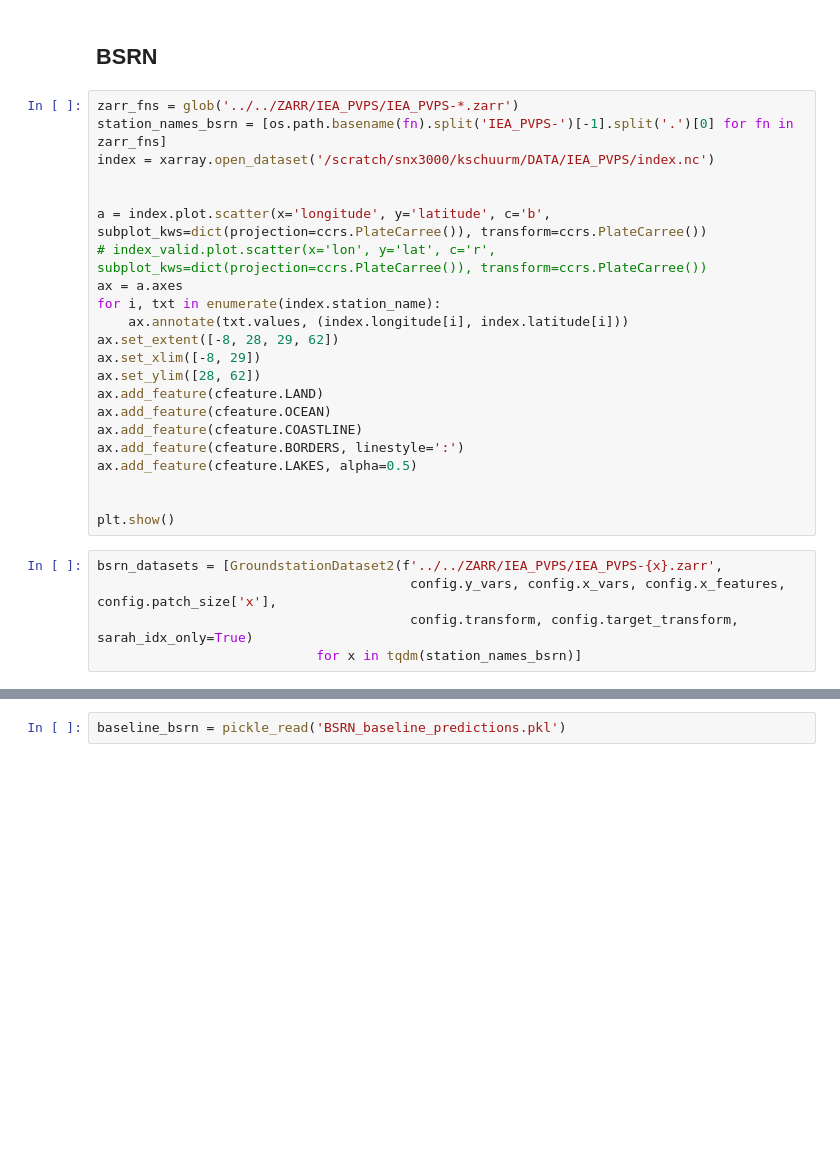
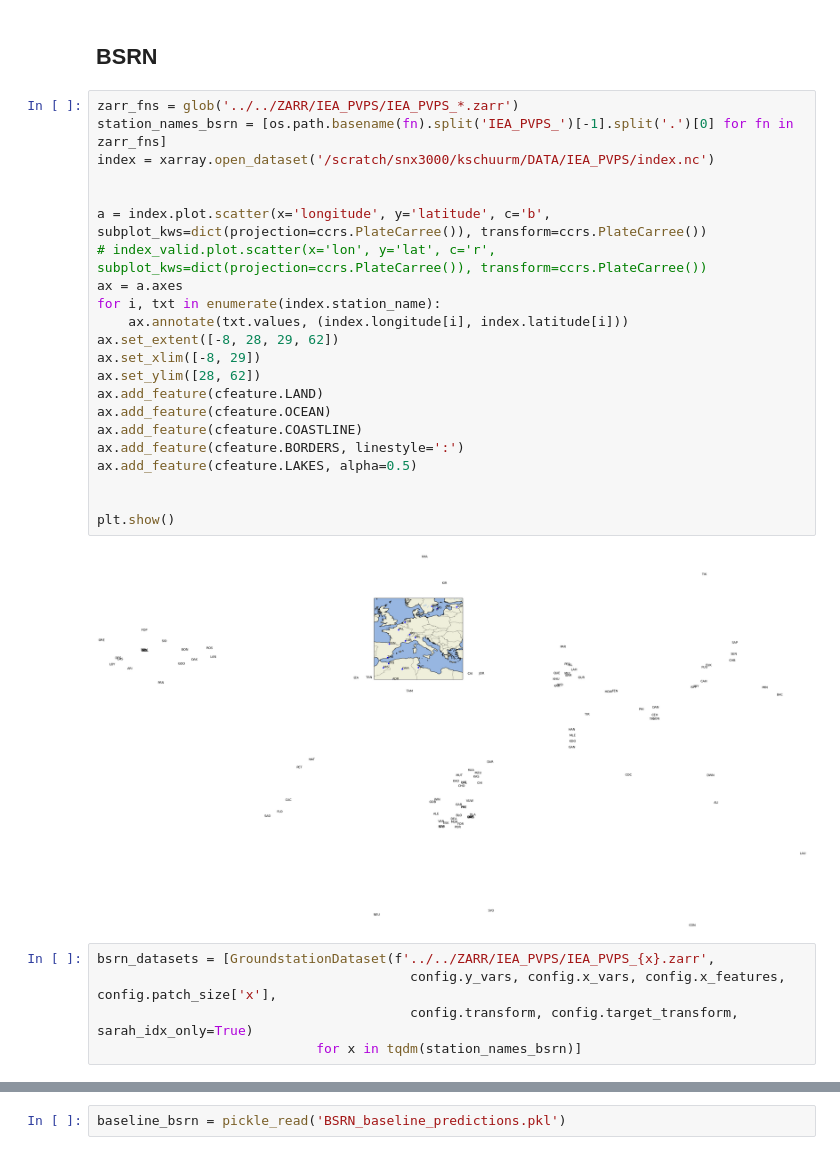
Before and after one commit to KRS-dev/irradiance_estimation, a Jupyter notebook: inference/inference.ipynb, the cells around one changed output, grey strips where cells are left out. Saved outputs shown, nothing was run; the diff lists cells and outputs as text; blank space fills up the shorter version.

```diff
--- a/inference/inference.ipynb
+++ b/inference/inference.ipynb
@@ -312,29 +315,31 @@ def predictions_to_ds(names, datasets):
 # %% [markdown]
 ## BSRN
 # %%
-zarr_fns = glob('../../ZARR/IEA_PVPS/IEA_PVPS-*.zarr')
-station_names_bsrn = [os.path.basename(fn).split('IEA_PVPS-')[-1].split('.')[0] for fn in zarr_fns]
+zarr_fns = glob('../../ZARR/IEA_PVPS/IEA_PVPS_*.zarr')
+station_names_bsrn = [os.path.basename(fn).split('IEA_PVPS_')[-1].split('.')[0] for fn in zarr_fns]
 index = xarray.open_dataset('/scratch/snx3000/kschuurm/DATA/IEA_PVPS/index.nc')
 
 
 a = index.plot.scatter(x='longitude', y='latitude', c='b', subplot_kws=dict(projection=ccrs.PlateCarree()), transform=ccrs.PlateCarree())
 # index_valid.plot.scatter(x='lon', y='lat', c='r', subplot_kws=dict(projection=ccrs.PlateCarree()), transform=ccrs.PlateCarree())
 ax = a.axes
 for i, txt in enumerate(index.station_name):
     ax.annotate(txt.values, (index.longitude[i], index.latitude[i]))
 ax.set_extent([-8, 28, 29, 62])
 ax.set_xlim([-8, 29])
 ax.set_ylim([28, 62])
 ax.add_feature(cfeature.LAND)
 ax.add_feature(cfeature.OCEAN)
 ax.add_feature(cfeature.COASTLINE)
 ax.add_feature(cfeature.BORDERS, linestyle=':')
 ax.add_feature(cfeature.LAKES, alpha=0.5)
 
 
 plt.show()
+# %% [output]
+[figure, added]
 # %%
-bsrn_datasets = [GroundstationDataset2(f'../../ZARR/IEA_PVPS/IEA_PVPS-{x}.zarr',
+bsrn_datasets = [GroundstationDataset(f'../../ZARR/IEA_PVPS/IEA_PVPS_{x}.zarr',
                                         config.y_vars, config.x_vars, config.x_features, config.patch_size['x'],
                                         config.transform, config.target_transform, sarah_idx_only=True)
                             for x in tqdm(station_names_bsrn)]
```
Also changed, not shown: parts of 11 cells of this notebook, 11 other files.
